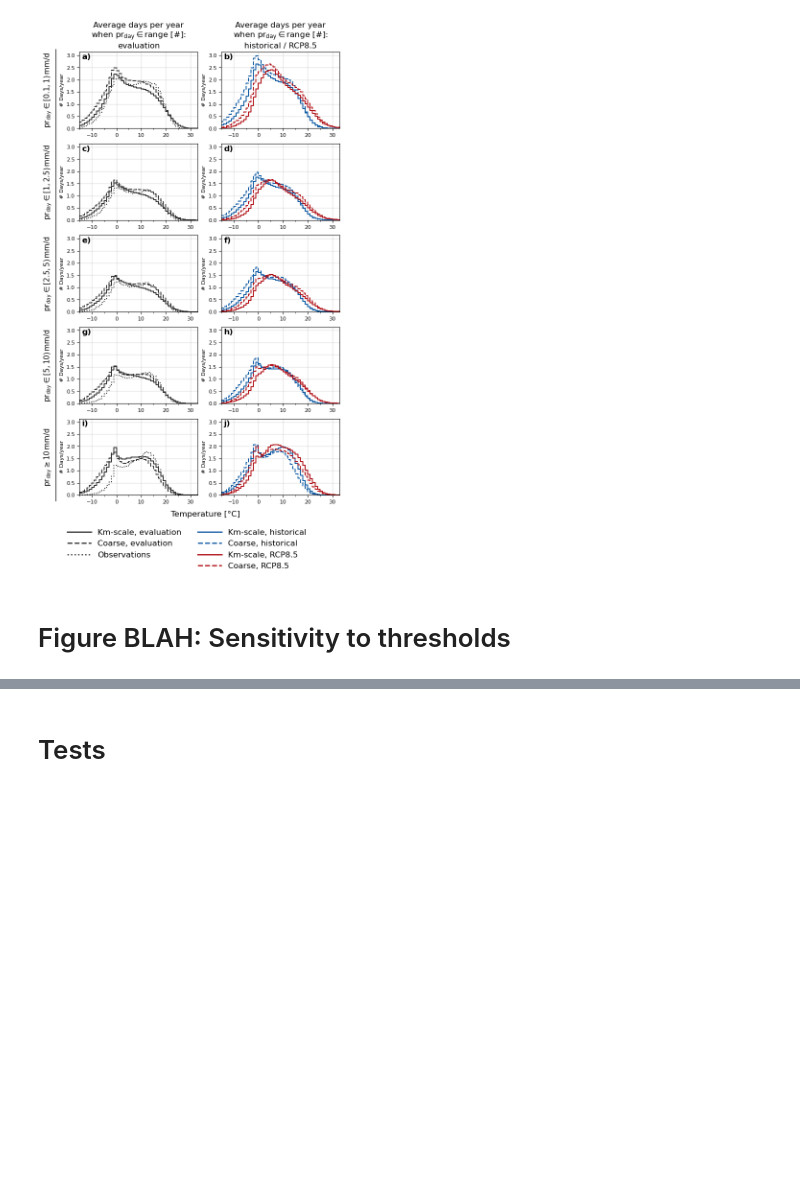
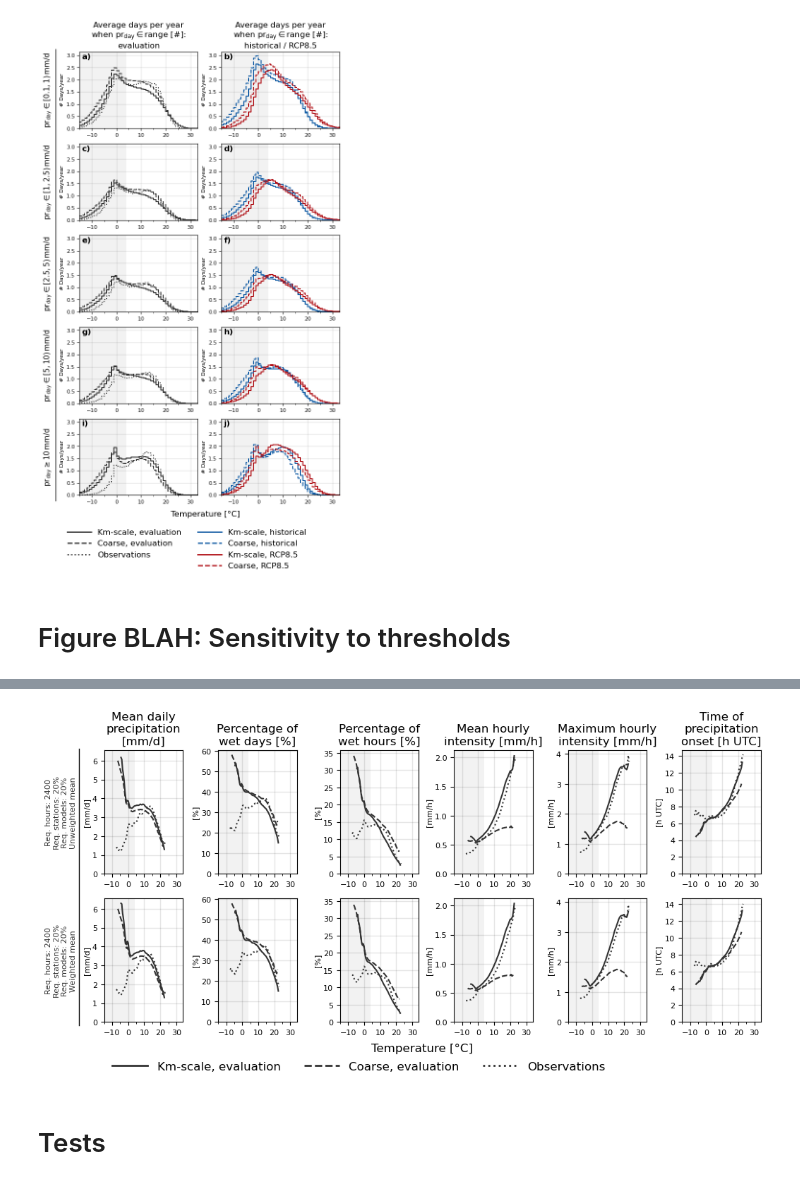
Before and after one commit to amedvedova/hourly_precipitation_biases, a Jupyter notebook: plot_data_review.ipynb, the cells around one changed output, grey strips where cells are left out. Cells and saved outputs as stored; diff of their text form; code cells hidden in the pictures; blank space fills up the shorter version.

```diff
--- a/plot_data_review.ipynb
+++ b/plot_data_review.ipynb
@@ -2258,3 +2119,91 @@ for dict_frac in [dict_fractions, dict_fractions_weighted]:
+# %%
+for dict_frac in [dict_fractions_unweighted_vs_weighted, ]:
+    rows = len(dict_frac)
+    # use gridspec to add whitespace (narrow, empty axis) between the daily and the hourly subplots
+    # second gap bigger: empty space between the daily and the hourly subplots
+    gap = 0.45
+    width_ratios = [1, gap, 1, gap+0.1, 1, gap, 1, gap, 1, gap, 1]
+    gs = mpl.gridspec.GridSpec(rows, 11, width_ratios=width_ratios, wspace=0)
+
+    # initiate figure without axes
+    fig = plt.figure(figsize=[12, 5])
+
+    # create a placeholder array to hold the axes that will be added to the figure according to the gridspec
+    axes = np.empty((rows, 6),  dtype=object)
+    # we want 5 rows, 6 columns
+    for i in range(rows):
+        for j in range(6):
+            # Skip the empty placeholder axes used to create empty spaces
+            gs_col = j * 2
+            # Share y-axis limits with the first row
+            if i == 0:
+                share_ax = None
+            else:
+                share_ax = axes[0, j]
+
+            # add axis to the figure according to gridspec
+            ax = fig.add_subplot(gs[i, gs_col], sharey=share_ax)
+            # add the created axis to the axes array
+            axes[i, j] = ax
+
+    # now that axes are created, start plotting
+    for row_idx, (dict_key, dictionary) in enumerate(list(dict_frac.items())):
+        for res, ls in zip(["stations", "kmscale", "driving"], [ls_stations, ls_kmscale, ls_driving]):
+            dims = [dim for dim in dictionary[f"ds_quantiles_{res}_eval_ddmean_allseasons"].dims if dim in ["station_name", "model"]]
+            dictionary[f"ds_quantiles_{res}_eval_ddmean_allseasons"]["wet_percentage"].plot(ax=axes[row_idx, 1], ls=ls, c=c1_eval)
+            dictionary[f"ds_quantiles_{res}_eval_hdmean_allseasons"]["wet_percentage"].plot(ax=axes[row_idx, 2], ls=ls, c=c1_eval)
+
+            # Columns 1, 4, 5, 6: mean daily precipitation, mean daily intensity, max daily intensity, time of precipitation onset
+            for (v, i) in zip(vars_alldays, [0, 3, 4, 5]):
+                dictionary[f"ds_daystats_{res}_eval_dmean_allseasons"][v].plot(ax=axes[row_idx, i], ls=ls, color=c1_eval)
+
+    # Change axes settings: ranges, ticks, labels, etc
+    for ax in axes.flatten():
+        ax.set_ylim(0, None)
+        ax.set_xlim(xlim_fullrange)
+        ax.set_xlabel("")
+        decorate_axis(ax)
+
+    # set titles, x- and y-labels of the columns: others are set before
+    for ax, title in zip(axes[0, :], titles_alldays):
+        ax.set_title(title)
+
+    unit_labels = ['[mm/d]', '[%]', '[%]', '[mm/h]', '[mm/h]', '[h UTC]']
+    major_ticks = [1, 10, 5, 0.5, 1, 2]
+    labelpad = 2.3
+    for ax_idx, (unit, tick) in enumerate(zip(unit_labels, major_ticks)):
+        for ax in axes[:, ax_idx]:
+            # add units to each y-axis
+            ax.set_ylabel(unit, labelpad=labelpad)
+            # determine major y-ticks for every subplot
+            ax.yaxis.set_major_locator(mpl.ticker.MultipleLocator(base=tick))
+
+    fig.supxlabel("Temperature [°C]", y=0.02)
+
+    # add text to the first column
+    for ax, weight_str in zip(axes[:, 0], ['Unweighted mean', 'Weighted mean']):
+        # determine text for the y-axis
+        text = f'Req. hours: 2400\nReq. stations: 20%\nReq. models: 20%\n{weight_str}'
+        ax.text(-0.55, 0.5, text, rotation=90, transform=ax.transAxes, va='center', ha='center', fontsize=fontsize_small, c=c1_eval)
+
+    # add vertical line in the left side of the plot
+    x = 0.095
+    fig.add_artist(plt.Line2D([x, x], [0.1, 0.885], transform=fig.transFigure,
+                    color='k', linestyle='-', linewidth=1))
+
+    # legend
+    axes[-1, 0].legend(
+        handles=handles_all_datasets[:3],
+        bbox_to_anchor=[0, -0.25],
+        borderpad=0.2,
+        ncol=3,
+        handlelength=3,
+        frameon=False,
+        loc="upper left");
+
+    plt.show()
+# %% [output]
+[figure, added]
 # %% [markdown]
 # Tests
 # %%
```
Also changed, not shown: parts of 25 cells of this notebook, 3 other files.
